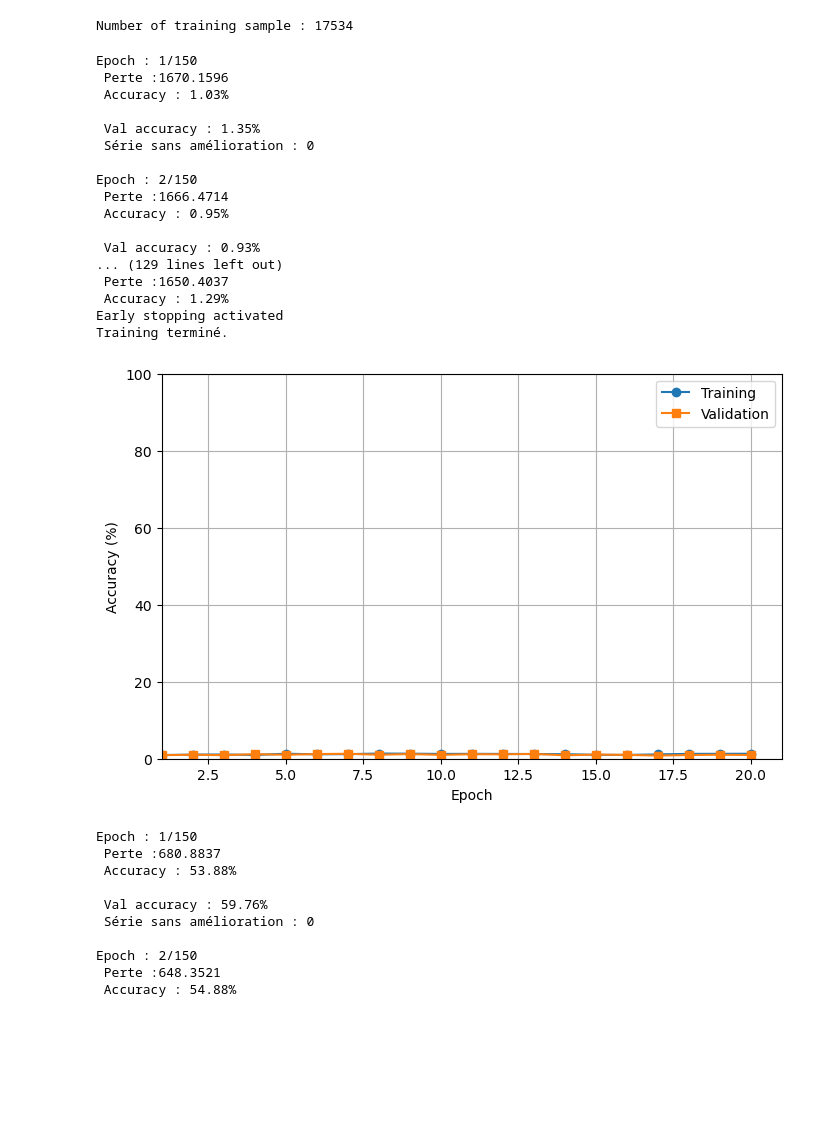
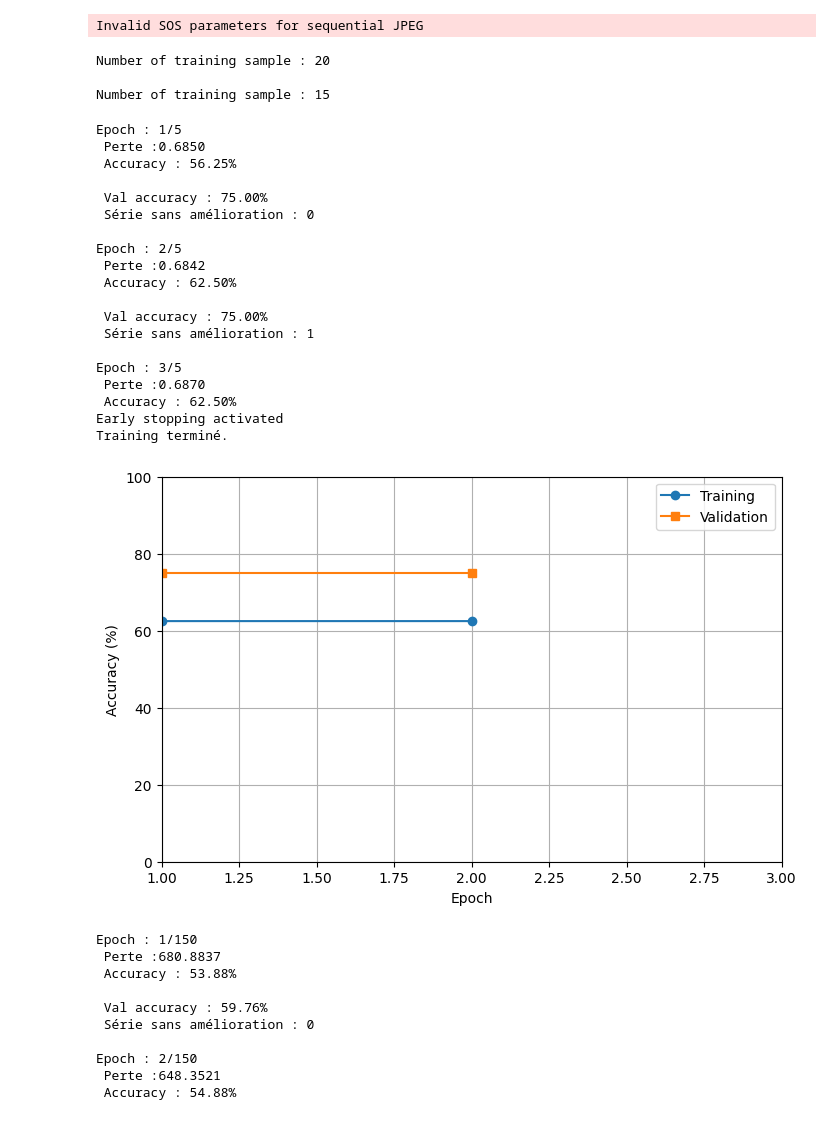
Before and after one commit to AugustinSamier/face_recog, a Jupyter notebook: feature_fusion.ipynb, the cells around one changed output. Drawn from its saved outputs; the diff is of its cells as text; code cells hidden in the pictures; blank space fills up the shorter version.

Commit message:
resnet50 finetuné sur quelques images donc accuracy très peu probante mais fait le café pour le moment. A voir pour automatiquement s'entrainer sur les visages enregistrés.

```diff
--- a/feature_fusion.ipynb
+++ b/feature_fusion.ipynb
@@ -392,32 +392,39 @@ def feature_fusionModel(nb_classes):
 
     return face_model,eyes_model,final_classifier
 # %%
-X_train,y_train=extract_data("DataFaces")
+#X_train,y_train=extract_data("DataFaces")
+X_train,y_train=extract_data("nous/Train")
+X_test,y_test=extract_data("nous/Test")
 labels={label:i for i,label in enumerate(sorted(set(y_train)))}
-X_train,X_test,y_train,y_test=train_test_split(X_train,y_train,test_size=0.2,random_state=1,stratify=y_train)
+#X_train,X_test,y_train,y_test=train_test_split(X_train,y_train,test_size=0.2,random_state=1,stratify=y_train)
 # %% [output]
-Number of training sample : 17534
+Invalid SOS parameters for sequential JPEG
+Number of training sample : 20
+
+Number of training sample : 15
 # %%
-facemodel,eyesmodel,fusionmodel=fusion_train(X_train,y_train,nb_epoch=150,labels=labels,batch_size=32,patience=20,val_split=True)
+facemodel,eyesmodel,fusionmodel=fusion_train(X_train,y_train,nb_epoch=5,labels=labels,batch_size=32,patience=2,val_split=True)
 # %% [output]
-Epoch : 1/150
- Perte :1670.1596
- Accuracy : 1.03%
+Epoch : 1/5
+ Perte :0.6850
+ Accuracy : 56.25%
 
- Val accuracy : 1.35%
+ Val accuracy : 75.00%
  Série sans amélioration : 0
 
-Epoch : 2/150
- Perte :1666.4714
- Accuracy : 0.95%
+Epoch : 2/5
+ Perte :0.6842
+ Accuracy : 62.50%
 
- Val accuracy : 0.93%
-... (129 lines left out)
- Perte :1650.4037
- Accuracy : 1.29%
+ Val accuracy : 75.00%
+ Série sans amélioration : 1
+
+Epoch : 3/5
+ Perte :0.6870
+ Accuracy : 62.50%
 Early stopping activated
 Training terminé.
-[figure, old version]
+[figure, new version]
 # %%
 li="FusionModels/V2.2/"
 models=[li+"facemodel3.pth",li+"eyesmodel3.pth",li+"fusionmodel3.pth"]
```
Also changed, not shown: parts of 1 cell of this notebook, 5 other files.
